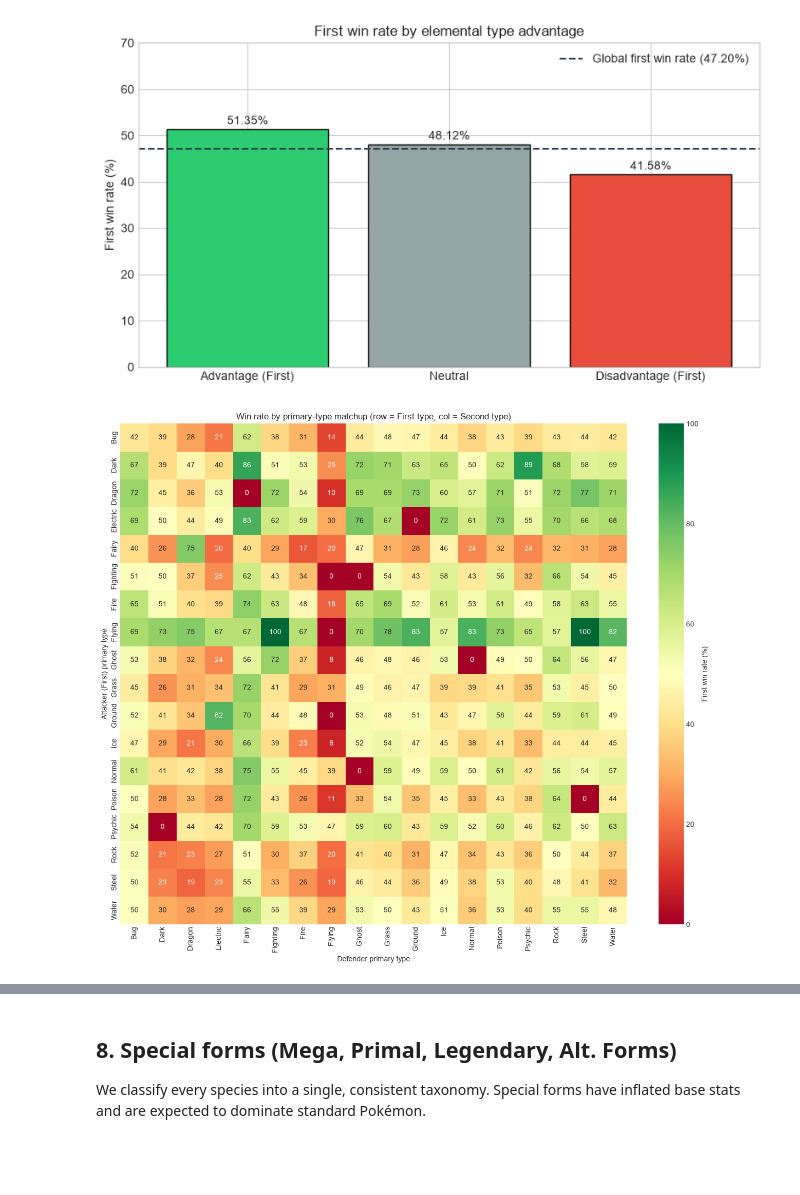
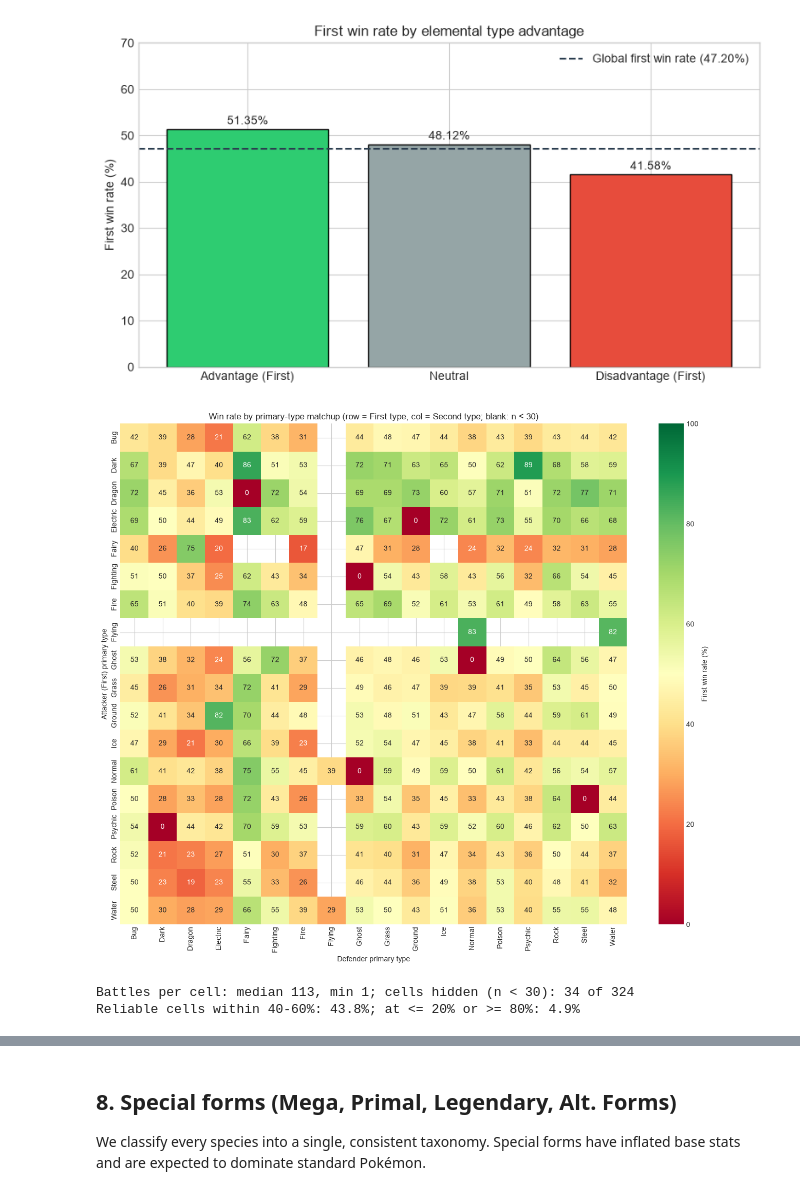
Before and after one commit to errodd/pokemon_battle_winner_predictor, a Jupyter notebook: notebooks/01_eda_pokemon.ipynb, the cells around one changed output, grey strips where cells are left out. Saved outputs shown, nothing was run; the diff lists cells and outputs as text; code cells hidden in the pictures; blank space fills up the shorter version.

```diff
--- a/notebooks/01_eda_pokemon.ipynb
+++ b/notebooks/01_eda_pokemon.ipynb
@@ -193,17 +232,16 @@ Species with missing name: []
 # %%
-# 3.2 Impute the missing species name (id #63 = Primeape)
+# 3.2 Identify the missing species name (id #63 = Primeape)
 # The stats of the unnamed species (HP 65, Attack 105, Defense 60, Sp. Atk 60,
-# Sp. Def 70, Speed 95; Fighting; Gen 1) match Primeape exactly.
+# Sp. Def 70, Speed 95; Fighting; Gen 1) are Primeape's canonical base stats.
 PRIMEAPE_STATS = {"HP": 65, "Attack": 105, "Defense": 60,
                   "Sp. Atk": 60, "Sp. Def": 70, "Speed": 95}
 
-unnamed = df.loc[df["Name_first"].isna() | (df["First_pokemon"] == 63),
-                 ["HP_first", "Attack_first", "Defense_first", "Sp. Atk_first",
-                  "Sp. Def_first", "Speed_first"]].drop_duplicates()
-observed = {c: int(unnamed.iloc[0][f"{c}_first"]) for c in PRIMEAPE_STATS}
-print(f"Observed stats match Primeape: {observed == PRIMEAPE_STATS}")
+row_63 = raw_pokemon.loc[raw_pokemon["#"] == 63].iloc[0]
+observed = {c: int(row_63[c]) for c in PRIMEAPE_STATS}
+print(f"Raw #63: Type 1 = {row_63['Type 1']}, Generation = {row_63['Generation']}; "
+      f"stats match Primeape: {observed == PRIMEAPE_STATS}")
 
-df["Name_first"] = df["Name_first"].fillna("Primeape")
-df["Name_second"] = df["Name_second"].fillna("Primeape")
+names_63 = set(df.loc[df["First_pokemon"] == 63, "Name_first"]) | set(df.loc[df["Second_pokemon"] == 63, "Name_second"])
+print(f"Name of #63 in the consolidated table: {names_63}")
 print(f"Remaining missing names: {df['Name_first'].isna().sum() + df['Name_second'].isna().sum()}")
 # %% [output]
@@ -492,18 +673,30 @@ Disadvantage (First)  13730 0.416              41.580
 # %%
 # 7.3 Win-rate heatmap by primary-type matchup (A4)
 matchup = df.pivot_table(index="Type 1_first", columns="Type 1_second",
                          values="Target_First_Wins", aggfunc="mean") * 100
 matchup = matchup.reindex(index=sorted(matchup.index), columns=sorted(matchup.columns))
+matchup_n = df.pivot_table(index="Type 1_first", columns="Type 1_second", values="Target_First_Wins",
+                           aggfunc="size").reindex(index=matchup.index, columns=matchup.columns).fillna(0)
+MIN_N = 30
+small = matchup_n < MIN_N
 
 fig, ax = plt.subplots(figsize=(13, 11))
-sns.heatmap(matchup, annot=True, fmt=".0f", cmap="RdYlGn", vmin=0, vmax=100,
+sns.heatmap(matchup, mask=small, annot=True, fmt=".0f", cmap="RdYlGn", vmin=0, vmax=100,
             cbar_kws={"label": "First win rate (%)"}, ax=ax)
-ax.set(title="Win rate by primary-type matchup (row = First type, col = Second type)",
+ax.set(title=f"Win rate by primary-type matchup (row = First type, col = Second type; blank: n < {MIN_N})",
        xlabel="Defender primary type", ylabel="Attacker (First) primary type")
 plt.tight_layout()
 plt.show()
+
+reliable = matchup.where(~small).stack()
+print(f"Battles per cell: median {matchup_n.stack().median():.0f}, min {matchup_n.stack().min():.0f}; "
+      f"cells hidden (n < {MIN_N}): {int(small.values.sum())} of {matchup.size}")
+print(f"Reliable cells within 40-60%: {reliable.between(40, 60).mean()*100:.1f}%; "
+      f"at <= 20% or >= 80%: {((reliable <= 20) | (reliable >= 80)).mean()*100:.1f}%")
 # %% [output]
-[figure, old version]
+[figure, new version]
+Battles per cell: median 113, min 1; cells hidden (n < 30): 34 of 324
+Reliable cells within 40-60%: 43.8%; at <= 20% or >= 80%: 4.9%
 # %% [markdown]
 ### Type findings
 
```
Also changed, not shown: parts of 32 cells of this notebook.
